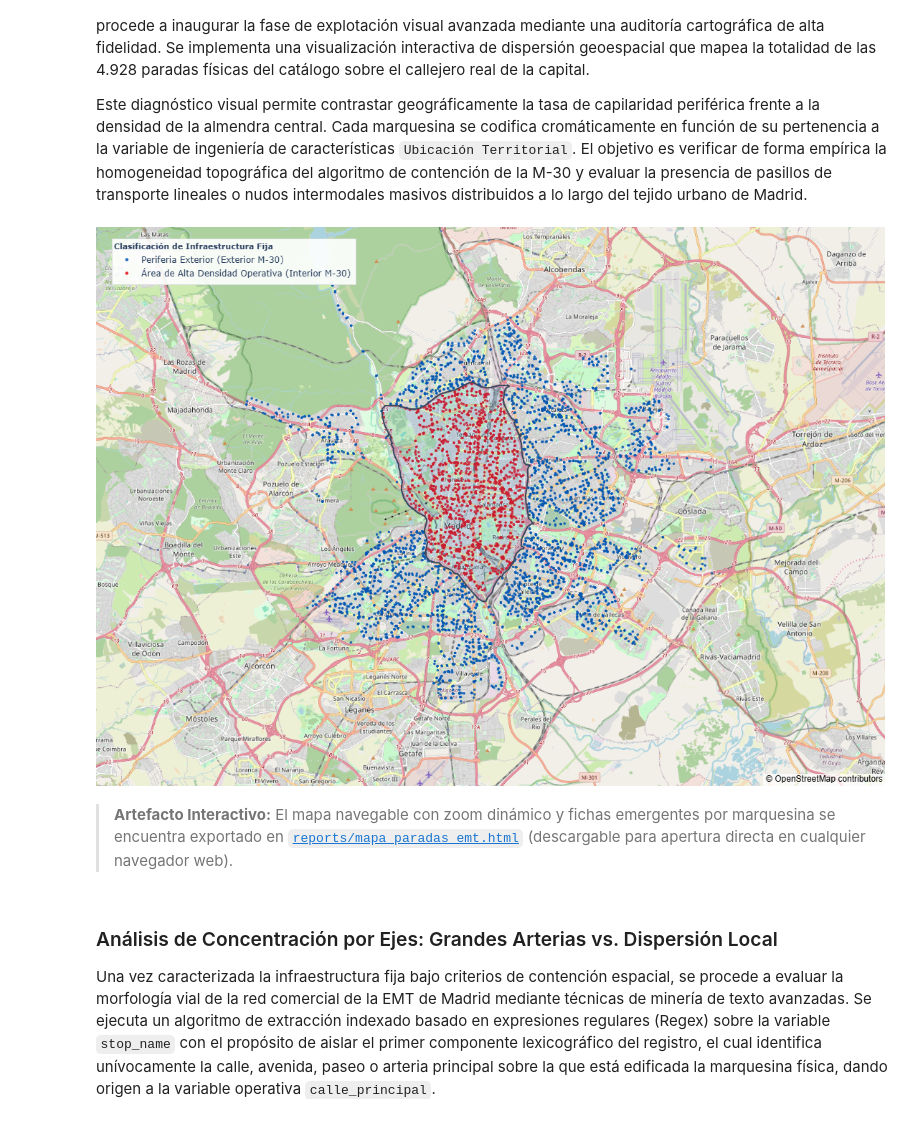
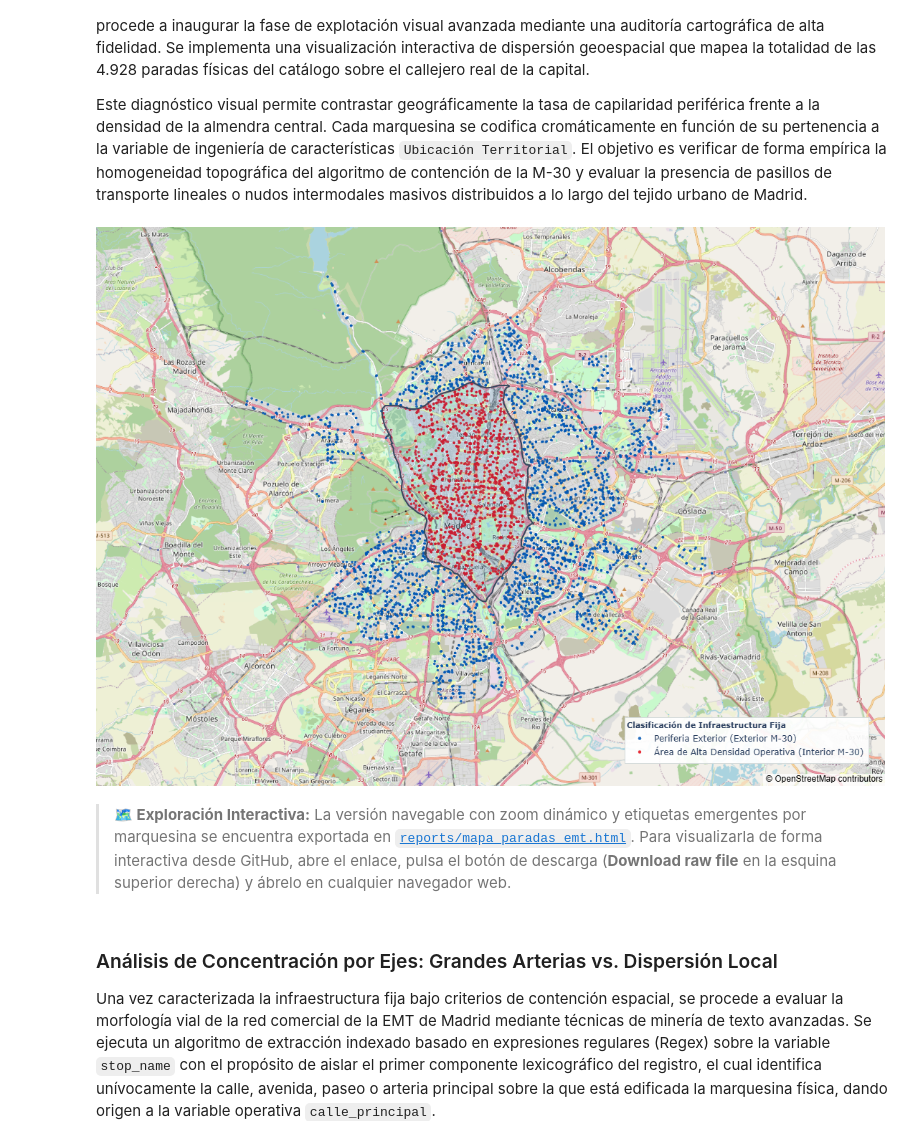
Before and after one commit to HerasDuarte/Proyecto_puntualidad_emt, a Jupyter notebook: notebooks/02_EDA_stops.ipynb, the cells around one changed output. Cells and saved outputs as stored; diff of their text form; code cells hidden in the pictures.

Commit message:
style: reubicar leyenda del mapa y aligerar HTML interactivo en 02_EDA_stops

```diff
--- a/notebooks/02_EDA_stops.ipynb
+++ b/notebooks/02_EDA_stops.ipynb
@@ -378,9 +379,6 @@ Una vez validada la consistencia de los vectores categóricos y convalidada la s
 
 Este diagnóstico visual permite contrastar geográficamente la tasa de capilaridad periférica frente a la densidad de la almendra central. Cada marquesina se codifica cromáticamente en función de su pertenencia a la variable de ingeniería de características `Ubicación Territorial`. El objetivo es verificar de forma empírica la homogeneidad topográfica del algoritmo de contención de la M-30 y evaluar la presencia de pasillos de transporte lineales o nudos intermodales masivos distribuidos a lo largo del tejido urbano de Madrid.
 # %%
-import os
-from IPython.display import Image, display
-
 centro_lat = stops['stop_lat'].mean()
 centro_lon = stops['stop_lon'].mean()
 
@@ -419,41 +417,41 @@ capa_relleno = {
 
 capa_borde = {
     "sourcetype": "geojson",
     "source": gdf_m30_oficial.__geo_interface__,
     "type": "line",
     "color": "#34495E",
     "line": {"width": 2.0}
 }
 
 fig.update_layout(
     map_style="open-street-map",
     map_center={"lat": centro_lat, "lon": centro_lon},
     map_layers=[capa_relleno, capa_borde],
     margin={"r": 0, "t": 0, "l": 0, "b": 0},
     autosize=True,
     legend=dict(
         title="Clasificación de Infraestructura Fija",
         title_font=dict(size=11, weight='bold'),
-        yanchor="top", y=0.98,
-        xanchor="left", x=0.02,
-        bgcolor="rgba(255, 255, 255, 0.9)",
+        yanchor="bottom", y=0.04,
+        xanchor="right", x=0.98,
+        bgcolor="rgba(255, 255, 255, 0.92)",
         bordercolor="#D5DBDB", borderwidth=1
     )
 )
 
-# 2. Exportación del artefacto interactivo HTML y captura estática PNG para GitHub
+# 2. Exportación ligera del artefacto interactivo HTML (CDN) y captura estática PNG para GitHub
 os.makedirs("../reports", exist_ok=True)
 ruta_html = "../reports/mapa_paradas_emt.html"
 ruta_png = "../reports/mapa_paradas_emt.png"
 
-fig.write_html(ruta_html)
+fig.write_html(ruta_html, include_plotlyjs="cdn")
 fig.write_image(ruta_png, width=1100, height=780)
 
 display(Image(filename=ruta_png))
 # %% [output]
-[figure, old version]
+[figure, new version]
 # %% [markdown]
-> **Artefacto Interactivo:** El mapa navegable con zoom dinámico y fichas emergentes por marquesina se encuentra exportado en [`reports/mapa_paradas_emt.html`](../reports/mapa_paradas_emt.html) (descargable para apertura directa en cualquier navegador web).
+> **🗺️ Exploración Interactiva:** La versión navegable con zoom dinámico y etiquetas emergentes por marquesina se encuentra exportada en [`reports/mapa_paradas_emt.html`](../reports/mapa_paradas_emt.html). Para visualizarla de forma interactiva desde GitHub, abre el enlace, pulsa el botón de descarga (**Download raw file** en la esquina superior derecha) y ábrelo en cualquier navegador web.
 # %% [markdown]
 ### Análisis de Concentración por Ejes: Grandes Arterias vs. Dispersión Local
 
```
Also changed, not shown: parts of 1 cell of this notebook.
